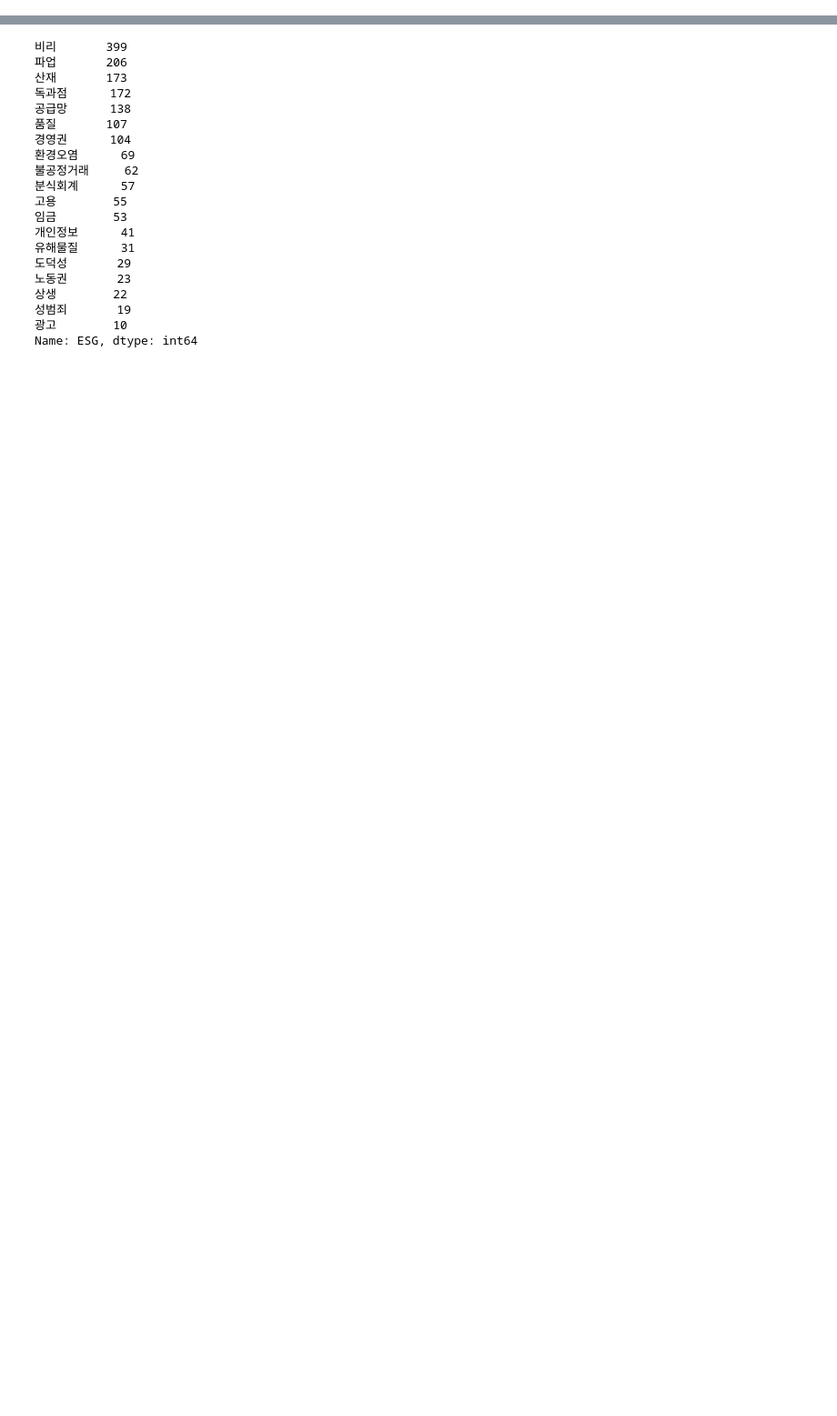
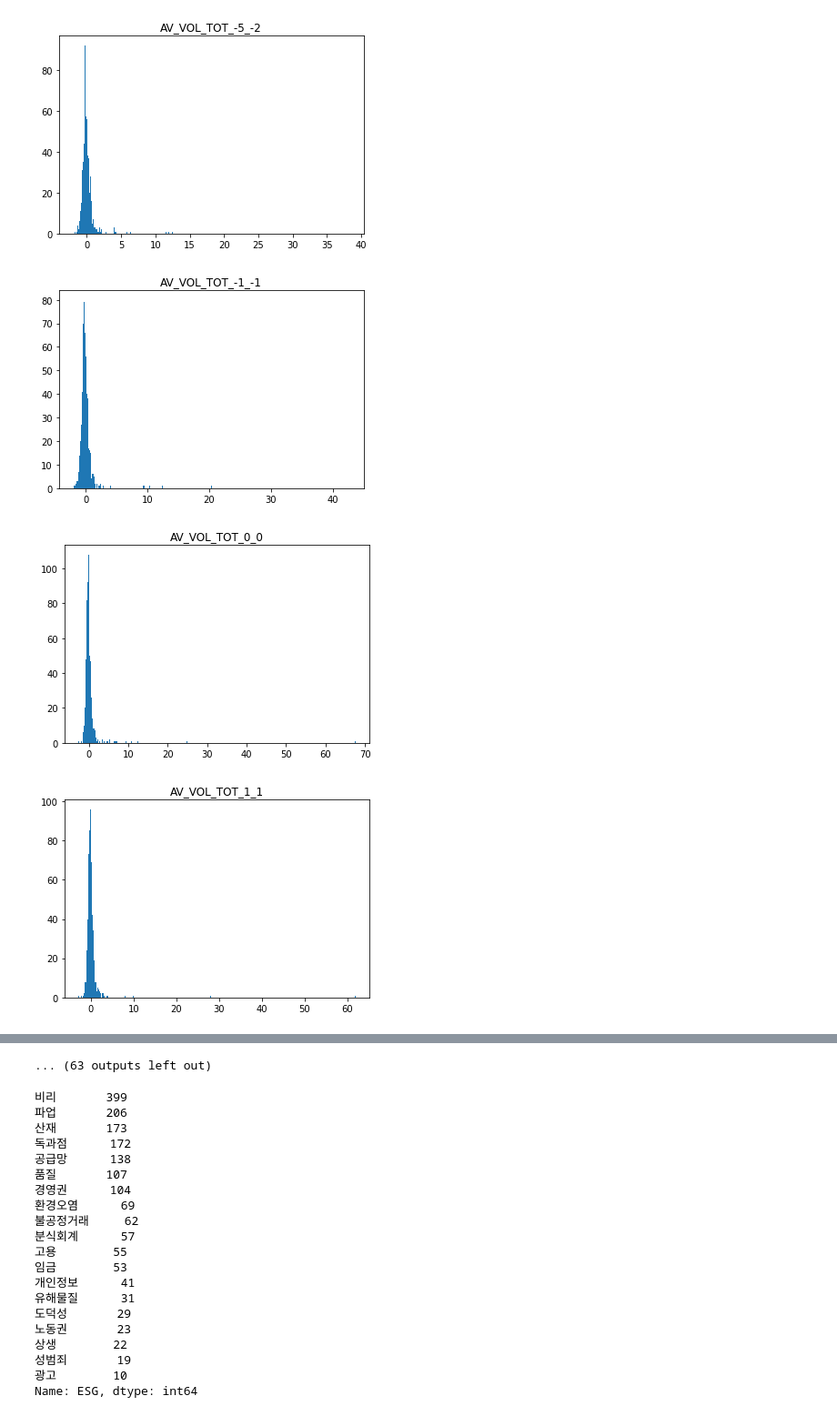
Before and after one commit to bang-js/finance_econ, a Jupyter notebook: ESG_news/news_stock_vol_t_test.ipynb, the cells around one changed output, grey strips where cells are left out. Shown at 91% size. Cells and saved outputs as stored; diff of their text form; code cells hidden in the pictures; blank space fills up the shorter version.

```diff
--- a/ESG_news/news_stock_vol_t_test.ipynb
+++ b/ESG_news/news_stock_vol_t_test.ipynb
@@ -11,0 +45,10 @@ df['일자'] = pd.to_datetime(df['일자']) # 날짜 형식 변경
+# %%
+for x in df.columns[7:]:
+    plt.hist(df[x], bins=1000)
+    plt.title(x)
+    plt.show()
+# %% [output]
+[figure, added]
+[figure, added]
+[figure, added]
+[figure, added]
@@ -12,3 +63,4 @@ df['일자'] = pd.to_datetime(df['일자']) # 날짜 형식 변경
+... (63 outputs left out)
 # %%
 df['ESG'].value_counts()
 # %% [output]
```
Also changed, not shown: parts of 26 cells of this notebook.
